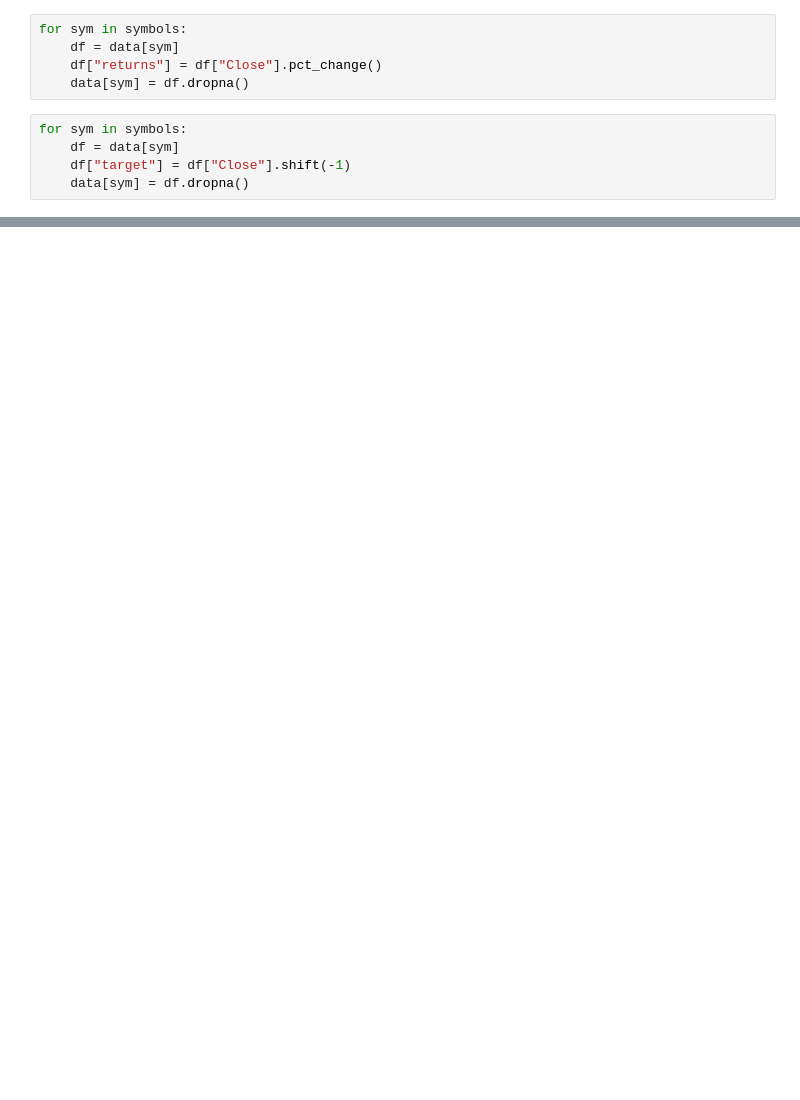
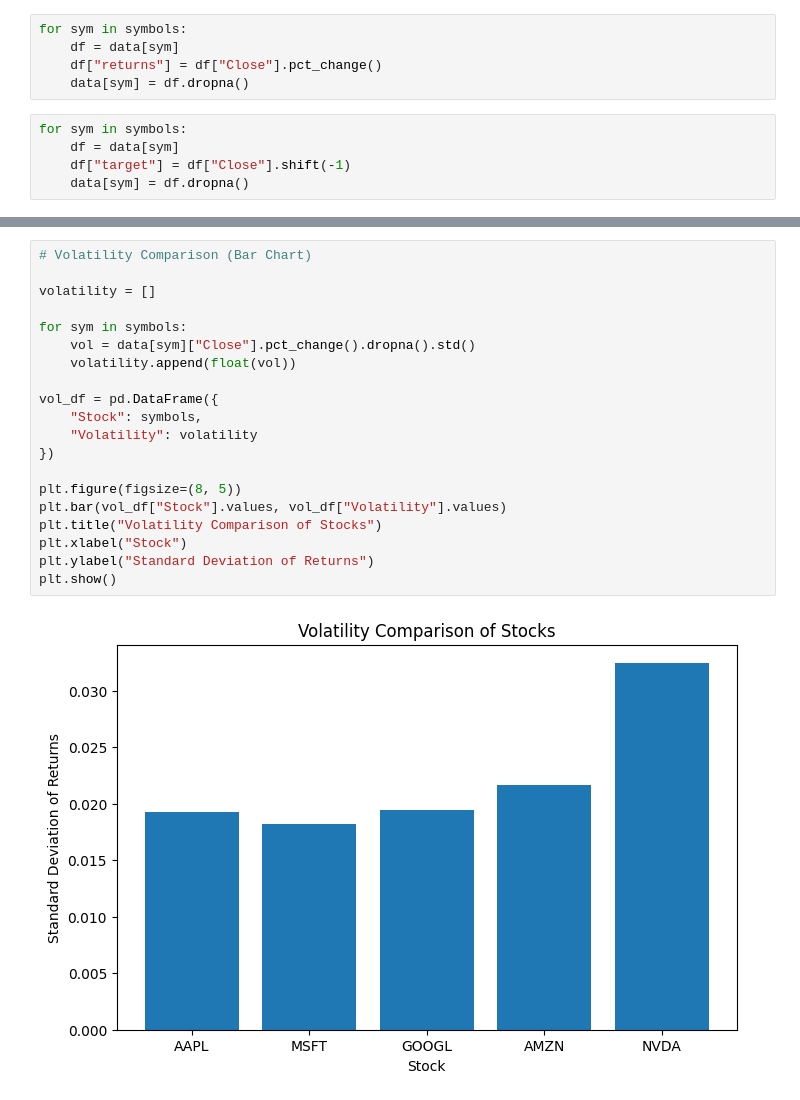
Before and after one commit to ajay9803/stock_market_prediction, a Jupyter notebook: main.ipynb, the cells around one changed output, grey strips where cells are left out. Drawn from its saved outputs; the diff is of its cells as text; blank space fills up the shorter version.

```diff
--- a/main.ipynb
+++ b/main.ipynb
@@ -62,0 +81,22 @@ NVDA baseline MAE: 0.69
+# %%
+# Volatility Comparison (Bar Chart)
+
+volatility = []
+
+for sym in symbols:
+    vol = data[sym]["Close"].pct_change().dropna().std()
+    volatility.append(float(vol))
+
+vol_df = pd.DataFrame({
+    "Stock": symbols,
+    "Volatility": volatility
+})
+
+plt.figure(figsize=(8, 5))
+plt.bar(vol_df["Stock"].values, vol_df["Volatility"].values)
+plt.title("Volatility Comparison of Stocks")
+plt.xlabel("Stock")
+plt.ylabel("Standard Deviation of Returns")
+plt.show()
+# %% [output]
+[figure, added]
```
Also changed, not shown: parts of 7 cells of this notebook.
